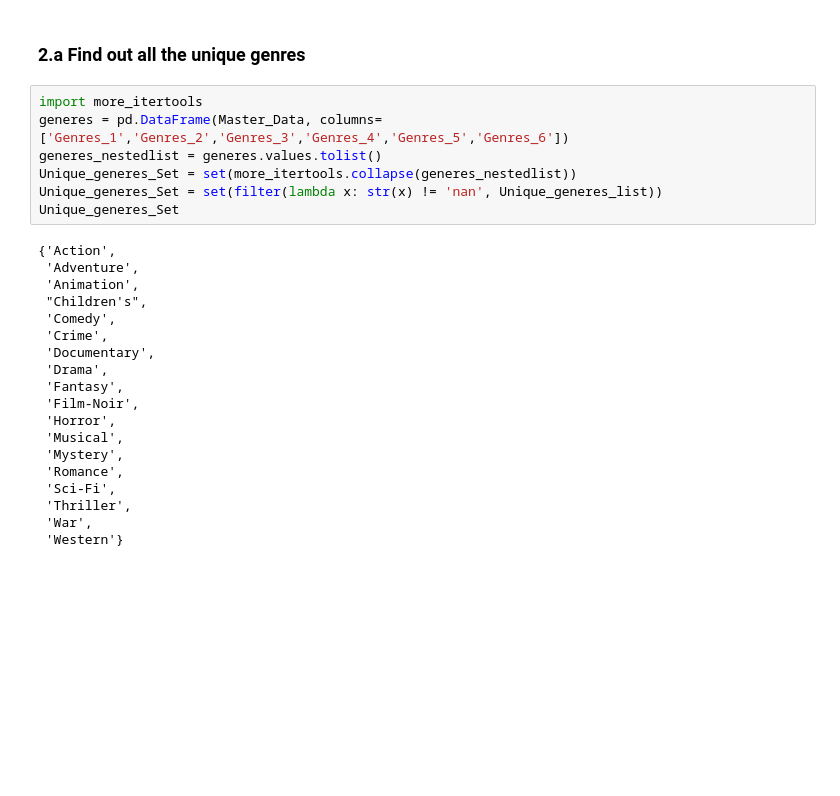
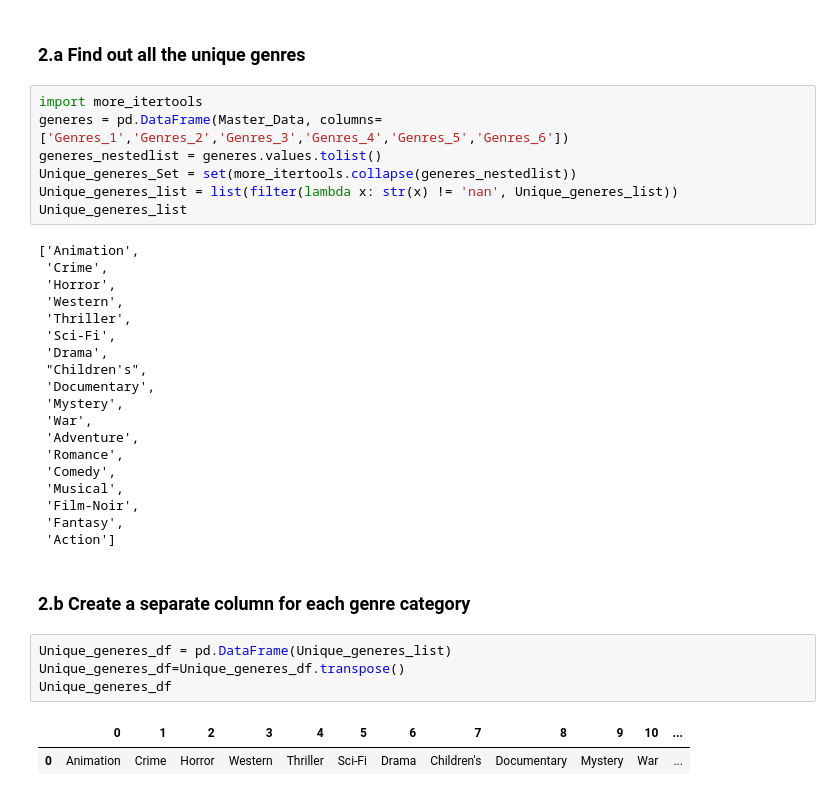
Before and after one commit to kdeepakkumarbk/DataSci_WithPy_DPK, a Jupyter notebook: _projects/project2/src/Movielens_Case_Study.ipynb, the cells around one changed output. Cells and saved outputs as stored; diff of their text form; blank space fills up the shorter version.

```diff
--- a/_projects/project2/src/Movielens_Case_Study.ipynb
+++ b/_projects/project2/src/Movielens_Case_Study.ipynb
@@ -330,24 +330,33 @@ import more_itertools
 generes = pd.DataFrame(Master_Data, columns= ['Genres_1','Genres_2','Genres_3','Genres_4','Genres_5','Genres_6'])
 generes_nestedlist = generes.values.tolist()
 Unique_generes_Set = set(more_itertools.collapse(generes_nestedlist))
-Unique_generes_Set = set(filter(lambda x: str(x) != 'nan', Unique_generes_list))
-Unique_generes_Set
+Unique_generes_list = list(filter(lambda x: str(x) != 'nan', Unique_generes_list))
+Unique_generes_list
 # %% [output]
-{'Action',
+['Animation',
+ 'Crime',
+ 'Horror',
+ 'Western',
+ 'Thriller',
+ 'Sci-Fi',
+ 'Drama',
+ "Children's",
+ 'Documentary',
+ 'Mystery',
+ 'War',
  'Adventure',
- 'Animation',
- "Children's",
+ 'Romance',
  'Comedy',
- 'Crime',
- 'Documentary',
- 'Drama',
+ 'Musical',
+ 'Film-Noir',
  'Fantasy',
- 'Film-Noir',
- 'Horror',
- 'Musical',
- 'Mystery',
- 'Romance',
- 'Sci-Fi',
- 'Thriller',
- 'War',
- 'Western'}
+ 'Action']
+# %% [markdown]
+### 2.b Create a separate column for each genre category
+# %%
+Unique_generes_df = pd.DataFrame(Unique_generes_list)
+Unique_generes_df=Unique_generes_df.transpose()
+Unique_generes_df
+# %% [output]
+|  | 0 | 1 | 2 | 3 | 4 | 5 | 6 | 7 | 8 | 9 | 10 | ... |
+| 0 | Animation | Crime | Horror | Western | Thriller | Sci-Fi | Drama | Children's | Documentary | Mystery | War | ... |
```
Also changed, not shown: parts of 6 cells of this notebook.
